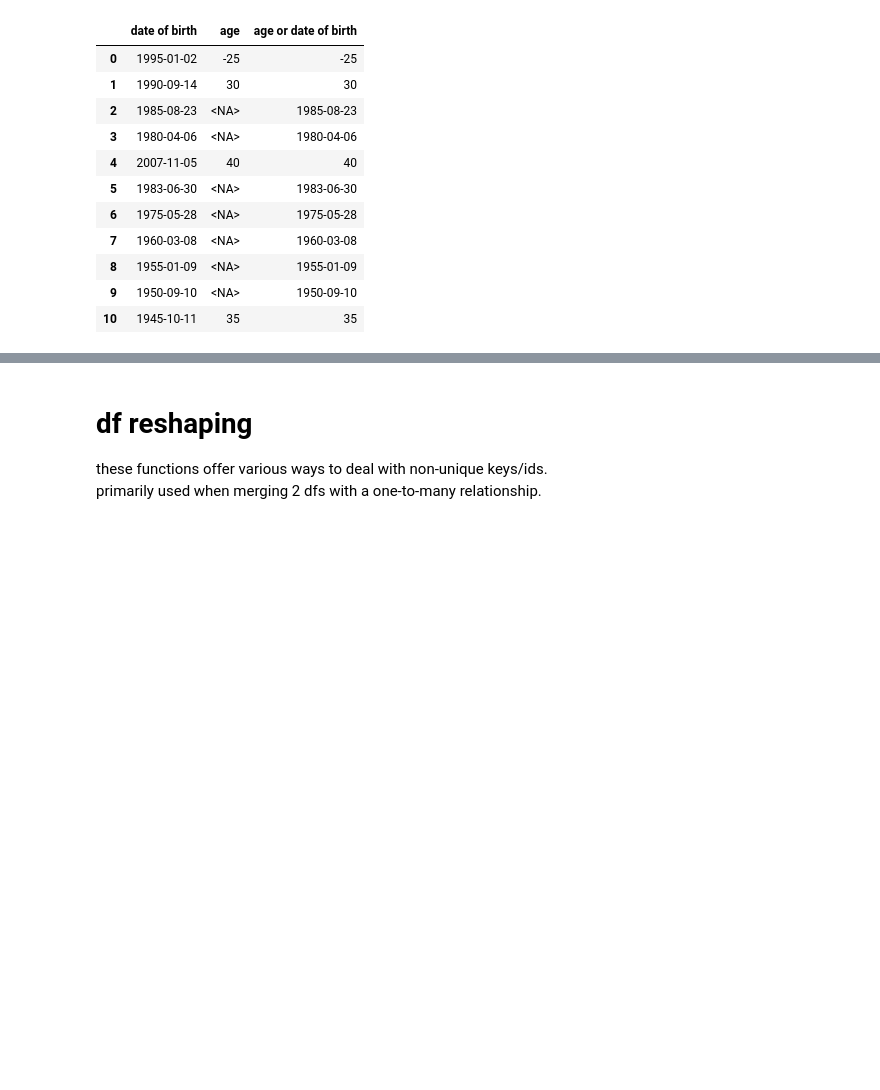
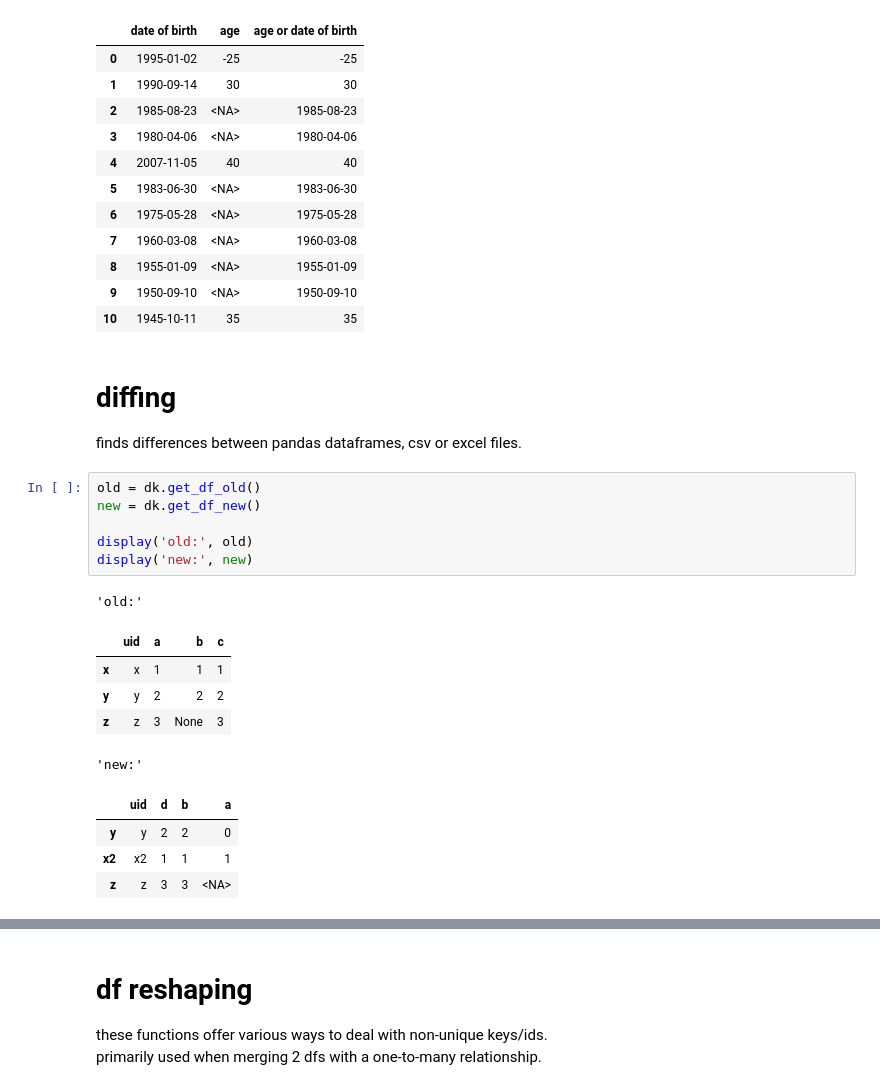
Before and after one commit to MartinVoelkl94/dukit, a Jupyter notebook: interactive_demo.ipynb, the cells around one changed output, grey strips where cells are left out. Drawn from its saved outputs; the diff is of its cells as text; blank space fills up the shorter version.

```diff
--- a/interactive_demo.ipynb
+++ b/interactive_demo.ipynb
@@ -891,3 +871,24 @@ df.dk.qs(code)
 | 8 | 1955-01-09 | <NA> | 1955-01-09 |
 | 9 | 1950-09-10 | <NA> | 1950-09-10 |
 | 10 | 1945-10-11 | 35 | 35 |
+# %% [markdown]
+# diffing
+
+finds differences between pandas dataframes, csv or excel files.
+# %%
+old = dk.get_df_old()
+new = dk.get_df_new()
+
+display('old:', old)
+display('new:', new)
+# %% [output]
+'old:'
+|  | uid | a | b | c |
+| x | x | 1 | 1 | 1 |
+| y | y | 2 | 2 | 2 |
+| z | z | 3 | None | 3 |
+'new:'
+|  | uid | d | b | a |
+| y | y | 2 | 2 | 0 |
+| x2 | x2 | 1 | 1 | 1 |
+| z | z | 3 | 3 | <NA> |
```
Also changed, not shown: parts of 20 cells of this notebook.
